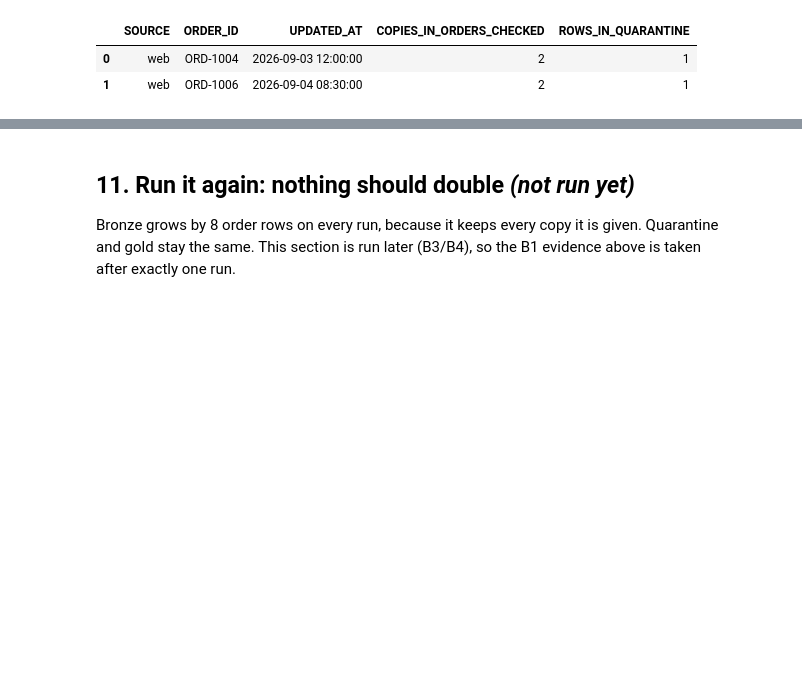
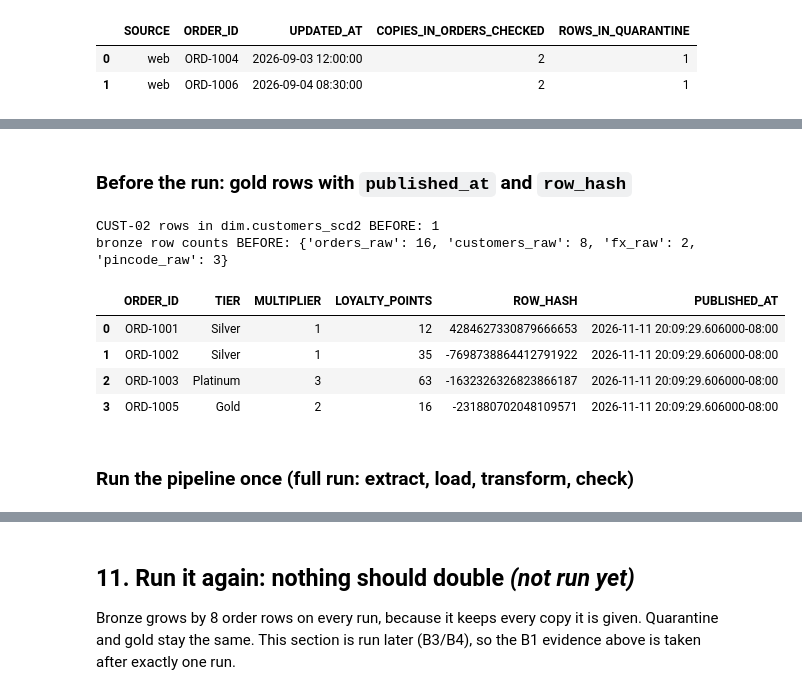
Before and after one commit to Ravikumar-2016/freshcart-pipelines, a Jupyter notebook: elt/freshcart_elt.ipynb, the cells around one changed output, grey strips where cells are left out. Saved outputs shown, nothing was run; the diff lists cells and outputs as text; code cells hidden in the pictures; blank space fills up the shorter version.

```diff
--- a/elt/freshcart_elt.ipynb
+++ b/elt/freshcart_elt.ipynb
@@ -408,0 +413,5 @@ copies of each rejected record in silver.orders_checked vs quarantine.orders:
+# %%
+import pandas as pd
+q = lambda sql: fc.query(sql)[0][0]
+print("events in MOCK_CRM_TIER_EVENTS:", len(fc.MOCK_CRM_TIER_EVENTS))
+pd.DataFrame(fc.MOCK_CRM_TIER_EVENTS)
@@ -408,0 +426,18 @@ copies of each rejected record in silver.orders_checked vs quarantine.orders:
+# %% [markdown]
+### Before the run: gold rows with `published_at` and `row_hash`
+# %%
+gold_before = fc.show("SELECT order_id, tier, multiplier, loyalty_points, row_hash, published_at FROM gold.fct_orders ORDER BY order_id")
+bronze_before = {t: q(f"SELECT COUNT(*) FROM bronze.{t}") for t in ["orders_raw", "customers_raw", "fx_raw", "pincode_raw"]}
+print("CUST-02 rows in dim.customers_scd2 BEFORE:", q("SELECT COUNT(*) FROM dim.customers_scd2 WHERE cust_id = 'CUST-02'"))
+print("bronze row counts BEFORE:", bronze_before)
+gold_before
+# %% [output]
+CUST-02 rows in dim.customers_scd2 BEFORE: 1
+bronze row counts BEFORE: {'orders_raw': 16, 'customers_raw': 8, 'fx_raw': 2, 'pincode_raw': 3}
+|  | ORDER_ID | TIER | MULTIPLIER | LOYALTY_POINTS | ROW_HASH | PUBLISHED_AT |
+| 0 | ORD-1001 | Silver | 1 | 12 | 4284627330879666653 | 2026-11-11 20:09:29.606000-08:00 |
+| 1 | ORD-1002 | Silver | 1 | 35 | -7698738864412791922 | 2026-11-11 20:09:29.606000-08:00 |
+| 2 | ORD-1003 | Platinum | 3 | 63 | -1632326326823866187 | 2026-11-11 20:09:29.606000-08:00 |
+| 3 | ORD-1005 | Gold | 2 | 16 | -231880702048109571 | 2026-11-11 20:09:29.606000-08:00 |
+# %% [markdown]
+### Run the pipeline once (full run: extract, load, transform, check)
```
Also changed, not shown: parts of 10 cells of this notebook, 8 other files.
